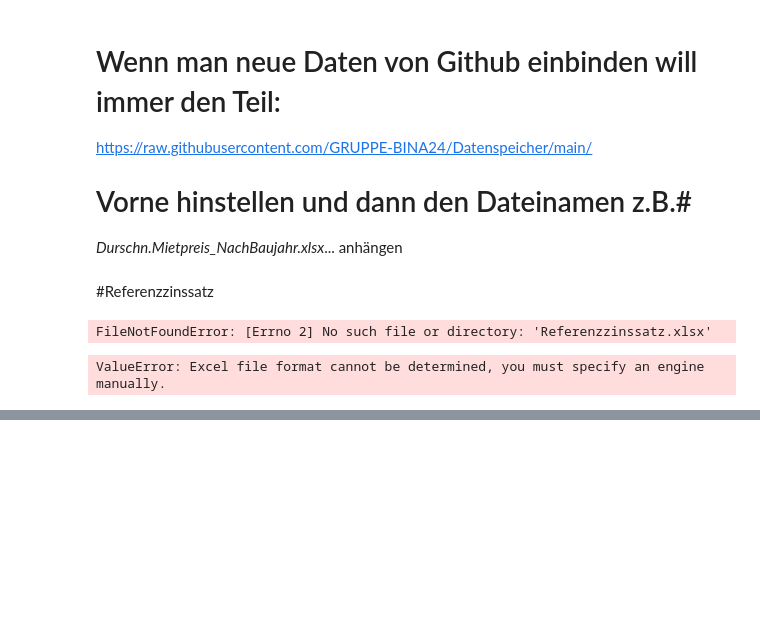
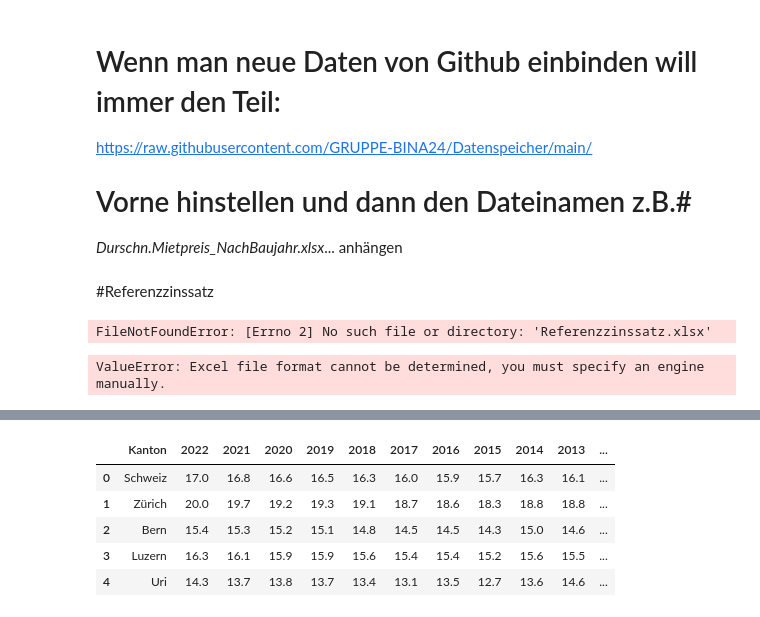
Before and after one commit to GRUPPE-BINA24/Datenspeicher, a Jupyter notebook: Semesterarbeit_BINA_Bianca.ipynb, the cells around one changed output, grey strips where cells are left out. Drawn from its saved outputs; the diff is of its cells as text; code cells hidden in the pictures; blank space fills up the shorter version.

```diff
--- a/Semesterarbeit_BINA_Bianca.ipynb
+++ b/Semesterarbeit_BINA_Bianca.ipynb
@@ -107,0 +120,12 @@ ValueError: Excel file format cannot be determined, you must specify an engine m
+# %%
+import pandas as pd
+Dataset = ("https://raw.githubusercontent.com/GRUPPE-BINA24/Datenspeicher/main/Mietpreise_nachKantonen_2012_2022_bearbeitet_3ZW_V2.xlsx")
+df=pd.read_excel(Dataset)
+df.head()
+# %% [output]
+|  | Kanton | 2022 | 2021 | 2020 | 2019 | 2018 | 2017 | 2016 | 2015 | 2014 | 2013 | ... |
+| 0 | Schweiz | 17.0 | 16.8 | 16.6 | 16.5 | 16.3 | 16.0 | 15.9 | 15.7 | 16.3 | 16.1 | ... |
+| 1 | Zürich | 20.0 | 19.7 | 19.2 | 19.3 | 19.1 | 18.7 | 18.6 | 18.3 | 18.8 | 18.8 | ... |
+| 2 | Bern | 15.4 | 15.3 | 15.2 | 15.1 | 14.8 | 14.5 | 14.5 | 14.3 | 15.0 | 14.6 | ... |
+| 3 | Luzern | 16.3 | 16.1 | 15.9 | 15.9 | 15.6 | 15.4 | 15.4 | 15.2 | 15.6 | 15.5 | ... |
+| 4 | Uri | 14.3 | 13.7 | 13.8 | 13.7 | 13.4 | 13.1 | 13.5 | 12.7 | 13.6 | 14.6 | ... |
```
Also changed, not shown: parts of 2 cells of this notebook.
